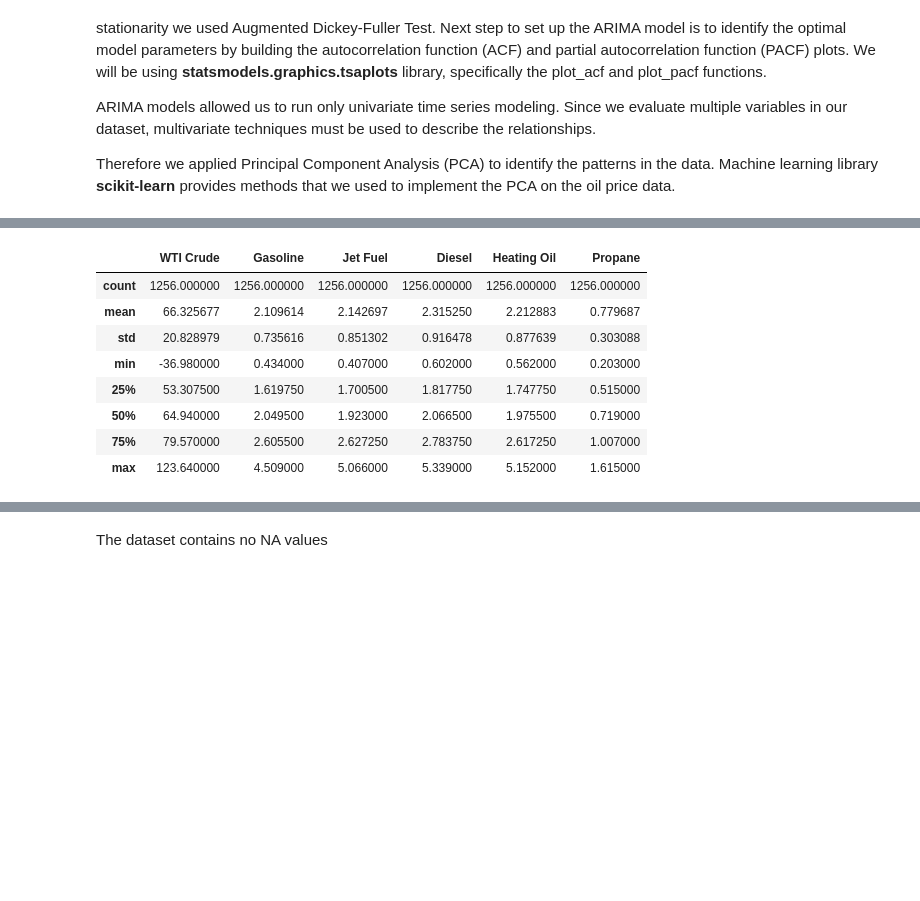
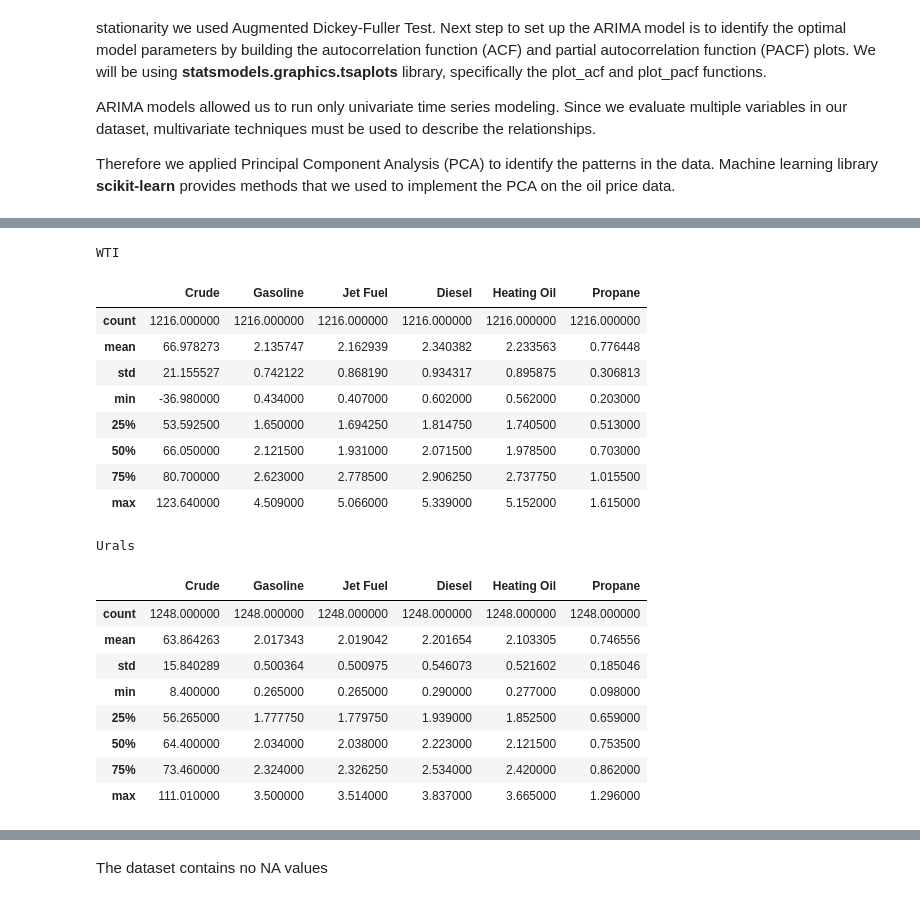
Before and after one commit to timdanilov/capstone-project, a Jupyter notebook: capstone.ipynb, the cells around one changed output, grey strips where cells are left out. Saved outputs shown, nothing was run; the diff lists cells and outputs as text; code cells hidden in the pictures; blank space fills up the shorter version.

```diff
--- a/capstone.ipynb
+++ b/capstone.ipynb
@@ -70,7 +71,7 @@ eia_url = 'https://api.eia.gov/v2/petroleum/pri/spt/data/'
 
 # List of oil products and codes
 products = [
-  {'name': 'WTI Crude', 'code':'RWTC'},
+  {'name': 'Crude', 'code':'RWTC'},
   {'name': 'Gasoline', 'code':'EER_EPMRU_PF4_Y35NY_DPG'},
   {'name': 'Jet Fuel', 'code':'EER_EPJK_PF4_RGC_DPG'},
   {'name': 'Diesel', 'code':'EER_EPD2DXL0_PF4_Y35NY_DPG'},
@@ -78,11 +79,11 @@ products = [
   {'name': 'Propane', 'code':'EER_EPLLPA_PF4_Y44MB_DPG'}
   ]
 
-start_date = '2018-10-01'
-end_date = '2023-10-01'
+start_date = '2019-01-01'
+end_date = '2023-11-01'
 date_range = pd.date_range(start_date, end_date, freq='D').strftime('%Y-%m-%d')
 
-oil_products_df = pd.DataFrame(date_range, columns=['period'])
+wti_df = pd.DataFrame(date_range, columns=['Date'])
 
 for product in products:
   # Query parameters
@@ -93,7 +94,16 @@ for product in products:
   df = pd.DataFrame(data['response']['data'])
 
   # Naming column with oil product name
-  df.rename(columns={"value": product['name']}, inplace=True)
+  df.rename(columns={"value": product['name'], "period": 'Date'}, inplace=True)
 
   # Merging price series
-  oil_products_df = pd.merge(oil_products_df, df[['period', product['name']]], on='period')
+  wti_df = pd.merge(wti_df, df[['Date', product['name']]], on='Date')
+
+# Setting proper index
+wti_df['Date'] = pd.to_datetime(df['Date'])
+wti_df.set_index('Date', inplace=True)
+
+# Convert oil products prices in $/gal to $/bbl multiplying by 42
+# oil_products_df.iloc[:,1:6] = oil_products_df.iloc[:,1:6].multiply(42)
+
+wti_df.head()
@@ -117,14 +285,25 @@ oil_products_df.head()
 # %%
 # Basic statistics of the dataset
-oil_products_df.describe()
+get_stats([wti_df, urals_df])
 # %% [output]
+WTI
-|  | WTI Crude | Gasoline | Jet Fuel | Diesel | Heating Oil | Propane |
-| count | 1256.000000 | 1256.000000 | 1256.000000 | 1256.000000 | 1256.000000 | 1256.000000 |
-| mean | 66.325677 | 2.109614 | 2.142697 | 2.315250 | 2.212883 | 0.779687 |
-| std | 20.828979 | 0.735616 | 0.851302 | 0.916478 | 0.877639 | 0.303088 |
+|  | Crude | Gasoline | Jet Fuel | Diesel | Heating Oil | Propane |
+| count | 1216.000000 | 1216.000000 | 1216.000000 | 1216.000000 | 1216.000000 | 1216.000000 |
+| mean | 66.978273 | 2.135747 | 2.162939 | 2.340382 | 2.233563 | 0.776448 |
+| std | 21.155527 | 0.742122 | 0.868190 | 0.934317 | 0.895875 | 0.306813 |
 | min | -36.980000 | 0.434000 | 0.407000 | 0.602000 | 0.562000 | 0.203000 |
-| 25% | 53.307500 | 1.619750 | 1.700500 | 1.817750 | 1.747750 | 0.515000 |
-| 50% | 64.940000 | 2.049500 | 1.923000 | 2.066500 | 1.975500 | 0.719000 |
-| 75% | 79.570000 | 2.605500 | 2.627250 | 2.783750 | 2.617250 | 1.007000 |
+| 25% | 53.592500 | 1.650000 | 1.694250 | 1.814750 | 1.740500 | 0.513000 |
+| 50% | 66.050000 | 2.121500 | 1.931000 | 2.071500 | 1.978500 | 0.703000 |
+| 75% | 80.700000 | 2.623000 | 2.778500 | 2.906250 | 2.737750 | 1.015500 |
 | max | 123.640000 | 4.509000 | 5.066000 | 5.339000 | 5.152000 | 1.615000 |
+Urals
+|  | Crude | Gasoline | Jet Fuel | Diesel | Heating Oil | Propane |
+| count | 1248.000000 | 1248.000000 | 1248.000000 | 1248.000000 | 1248.000000 | 1248.000000 |
+| mean | 63.864263 | 2.017343 | 2.019042 | 2.201654 | 2.103305 | 0.746556 |
+| std | 15.840289 | 0.500364 | 0.500975 | 0.546073 | 0.521602 | 0.185046 |
+| min | 8.400000 | 0.265000 | 0.265000 | 0.290000 | 0.277000 | 0.098000 |
+| 25% | 56.265000 | 1.777750 | 1.779750 | 1.939000 | 1.852500 | 0.659000 |
+| 50% | 64.400000 | 2.034000 | 2.038000 | 2.223000 | 2.121500 | 0.753500 |
+| 75% | 73.460000 | 2.324000 | 2.326250 | 2.534000 | 2.420000 | 0.862000 |
+| max | 111.010000 | 3.500000 | 3.514000 | 3.837000 | 3.665000 | 1.296000 |
 # %%
```
Also changed, not shown: parts of 37 cells of this notebook, 3 other files.
